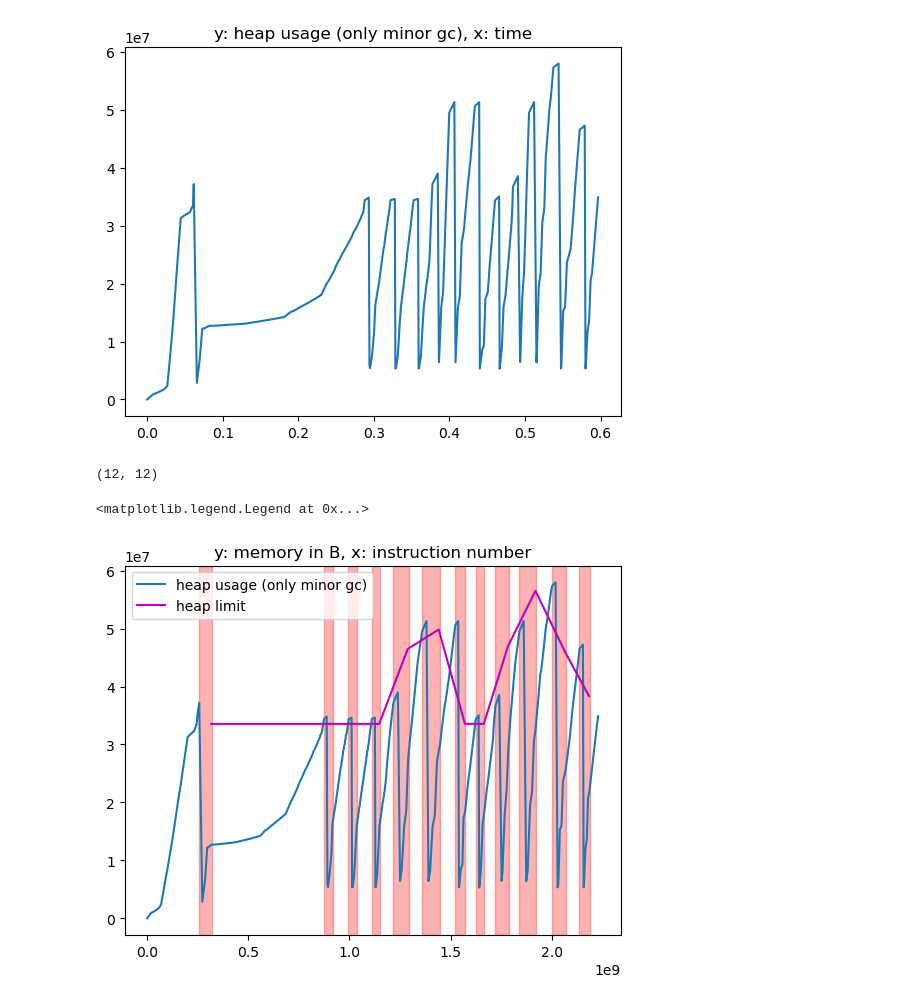
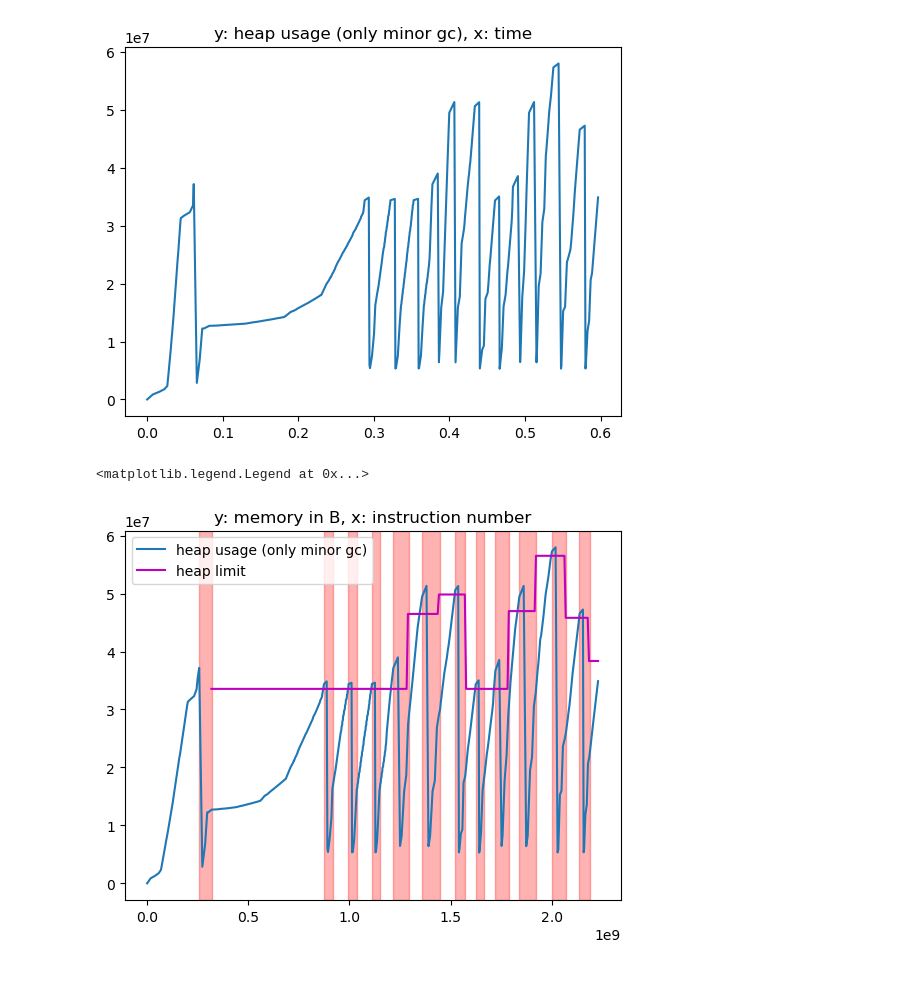
Before and after one commit to enisik/Bachelorarbeit-Skripte, a Jupyter notebook: plots.ipynb, the cells around one changed output. Cells and saved outputs as stored; diff of their text form; code cells hidden in the pictures.

Commit message:
fixed heap limit plot

```diff
--- a/plots.ipynb
+++ b/plots.ipynb
@@ -39,17 +39,19 @@ for event in events:
         begin_major_gc.append(int(event["start"], 16) - start_instruction)
 
 
+def heap_limit(instruction_number):
+    index = np.searchsorted(time_threshold, instruction_number, 'right')
+    return np.array(threshold)[index-1]
 
-len(begin_major_gc), len(end_major_gc)
+tn = np.linspace(time_threshold[0], time_minor_start[-1], 300)
+yn = heap_limit(tn)
-# %% [output]
-(12, 12)
 # %%
 plt.plot(time_minor_start,memory_used, label="heap usage (only minor gc)")
-plt.plot(time_threshold, threshold, 'm', label="heap limit")
+plt.plot(tn, yn, 'm', label="heap limit")
 for i in range(len(begin_major_gc)):
     plt.axvspan(begin_major_gc[i], end_major_gc[i], alpha=0.3, color='red')
 plt.title("y: memory in B, x: instruction number")
 plt.legend()
 # %% [output]
 <matplotlib.legend.Legend at 0x...>
-[figure, old version]
+[figure, new version]
```
